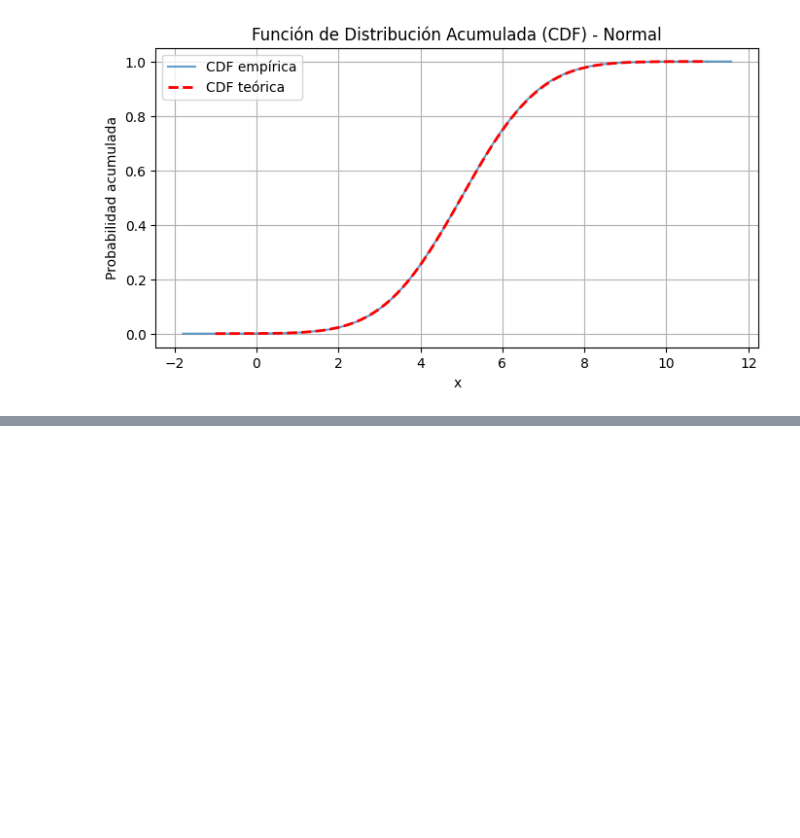
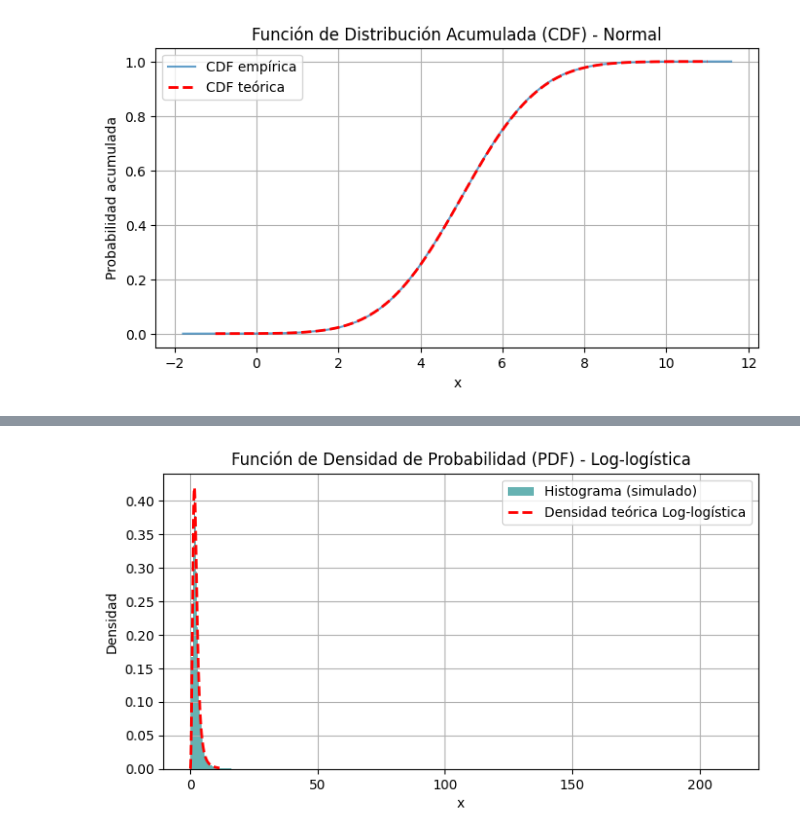
Before and after one commit to TonySC1300/Simulacion1, a Jupyter notebook: Catalogo.ipynb, the cells around one changed output, grey strips where cells are left out. Cells and saved outputs as stored; diff of their text form; code cells hidden in the pictures; blank space fills up the shorter version.

```diff
--- a/Catalogo.ipynb
+++ b/Catalogo.ipynb
@@ -1081,0 +1661,84 @@ plt.show()
+# %%
+import numpy as np
+import matplotlib.pyplot as plt
+from random import random
+from math import pi, sin, sqrt, log
+
+# Parámetros de la distribución log-logística
+ll_alpha = 2.0   # parámetro de escala α
+ll_beta = 3.0    # parámetro de forma β
+
+# Cálculos teóricos (si existen)
+if ll_beta > 1:
+    ll_media_teo = ll_alpha * (pi / ll_beta) / sin(pi / ll_beta)
+else:
+    ll_media_teo = np.nan  # no existe
+
+if ll_beta > 2:
+    ll_var_teo = ll_alpha**2 * ((2 * pi / ll_beta) / sin(2 * pi / ll_beta) - ((pi / ll_beta) / sin(pi / ll_beta))**2)
+    ll_std_teo = sqrt(ll_var_teo)
+else:
+    ll_var_teo = np.nan
+    ll_std_teo = np.nan
+
+# Simulación por transformada inversa
+def simular_loglogistica(n):
+    lista_ll = []
+    for _ in range(n):
+        U = random()
+        x_ll = ll_alpha * (U / (1 - U))**(1 / ll_beta)
+        lista_ll.append(x_ll)
+    return lista_ll
+
+# Número de simulaciones
+k_ll = 100000
+
+# Llamada a la función
+datos_ll = simular_loglogistica(k_ll)
+
+# Estadísticas empíricas
+ll_media_emp = np.mean(datos_ll)
+ll_var_emp = np.var(datos_ll)
+ll_std_emp = np.std(datos_ll)
+
+# Imprimir resultados
+print(f"Distribución Log-logística con α = {ll_alpha}, β = {ll_beta}, simulaciones: {k_ll}")
+print(f"Media teórica: {ll_media_teo:.4f} | Empírica: {ll_media_emp:.4f}")
+print(f"Varianza teórica: {ll_var_teo:.4f} | Empírica: {ll_var_emp:.4f}")
+print(f"Desviación estándar teórica: {ll_std_teo:.4f} | Empírica: {ll_std_emp:.4f}")
+print("")
+
+# === GRAFICAR HISTOGRAMA + DENSIDAD TEÓRICA ===
+x_ll_vals = np.linspace(0.001, np.percentile(datos_ll, 99.5), 1000)
+pdf_ll = (ll_beta / ll_alpha) * (x_ll_vals / ll_alpha)**(ll_beta - 1) / (1 + (x_ll_vals / ll_alpha)**ll_beta)**2
+
+plt.figure(figsize=(8, 4))
+plt.hist(datos_ll, bins=500, density=True, alpha=0.6, label='Histograma (simulado)', color='teal')
+plt.plot(x_ll_vals, pdf_ll, 'r--', label='Densidad teórica Log-logística', linewidth=2)
+plt.title('Función de Densidad de Probabilidad (PDF) - Log-logística')
+plt.xlabel('x')
+plt.ylabel('Densidad')
+plt.legend()
+plt.grid(True)
+plt.show()
+
+# === GRAFICAR FUNCIÓN ACUMULADA ===
+datos_ll_ordenados = np.sort(datos_ll)
+y_cdf_ll = np.arange(1, k_ll + 1) / k_ll
+
+def cdf_loglogistica(x, alpha, beta):
+    return 1 / (1 + (x / alpha)**(-beta))
+
+x_vals_ll = np.linspace(0.001, np.percentile(datos_ll, 99.5), 1000)
+cdf_teo_ll = cdf_loglogistica(x_vals_ll, ll_alpha, ll_beta)
+
+plt.figure(figsize=(8, 4))
+plt.plot(datos_ll_ordenados, y_cdf_ll, label='CDF empírica', alpha=0.7)
+plt.plot(x_vals_ll, cdf_teo_ll, 'r--', label='CDF teórica', linewidth=2)
+plt.title('Función de Distribución Acumulada (CDF) - Log-logística')
+plt.xlabel('x')
+plt.ylabel('Probabilidad acumulada')
+plt.legend()
+plt.grid(True)
+plt.show()
+# %% [output]
@@ -1081,0 +1749 @@ plt.show()
+[figure, added]
```
Also changed, not shown: parts of 12 cells of this notebook.
